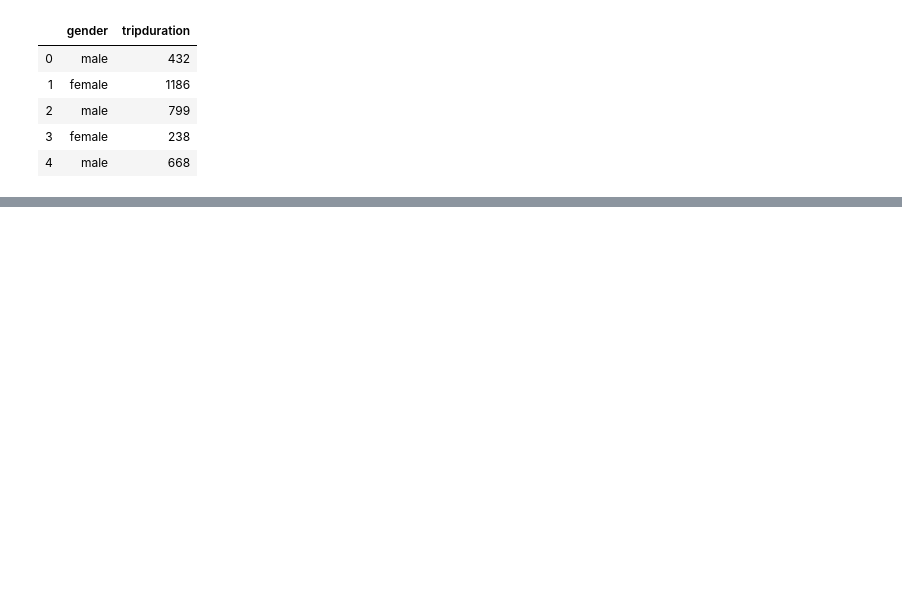
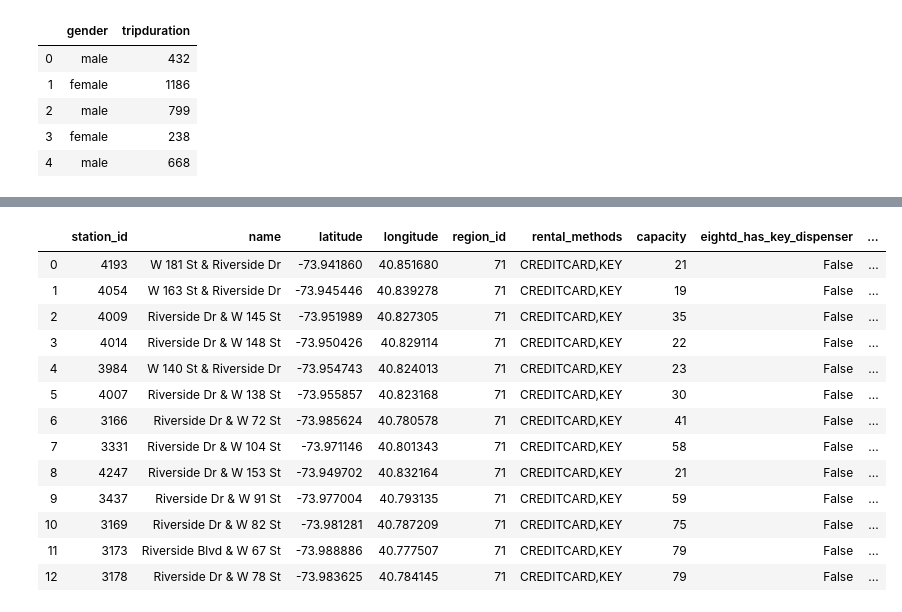
Before and after one commit to jeonprize/SQL, a Jupyter notebook: 1. 쿼리 필수 요소.ipynb, the cells around one changed output, grey strips where cells are left out. Saved outputs shown, nothing was run; the diff lists cells and outputs as text; code cells hidden in the pictures; blank space fills up the shorter version.

```diff
--- a/1. 쿼리 필수 요소.ipynb
+++ b/1. 쿼리 필수 요소.ipynb
@@ -64,0 +131,23 @@ df
+# %%
+query = '''
+SELECT * EXCEPT(short_name,last_reported)
+FROM `bigquery-public-data.new_york_citibike.citibike_stations`
+WHERE name LIKE '%Riverside%'
+'''
+df = pd.read_gbq(query = query, dialect='standard', project_id='project-bigquery-319110', auth_local_webserver=True)
+df
+# %% [output]
+|  | station_id | name | latitude | longitude | region_id | rental_methods | capacity | eightd_has_key_dispenser | ... |
+| 0 | 4193 | W 181 St & Riverside Dr | -73.941860 | 40.851680 | 71 | CREDITCARD,KEY | 21 | False | ... |
+| 1 | 4054 | W 163 St & Riverside Dr | -73.945446 | 40.839278 | 71 | CREDITCARD,KEY | 19 | False | ... |
+| 2 | 4009 | Riverside Dr & W 145 St | -73.951989 | 40.827305 | 71 | CREDITCARD,KEY | 35 | False | ... |
+| 3 | 4014 | Riverside Dr & W 148 St | -73.950426 | 40.829114 | 71 | CREDITCARD,KEY | 22 | False | ... |
+| 4 | 3984 | W 140 St & Riverside Dr | -73.954743 | 40.824013 | 71 | CREDITCARD,KEY | 23 | False | ... |
+| 5 | 4007 | Riverside Dr & W 138 St | -73.955857 | 40.823168 | 71 | CREDITCARD,KEY | 30 | False | ... |
+| 6 | 3166 | Riverside Dr & W 72 St | -73.985624 | 40.780578 | 71 | CREDITCARD,KEY | 41 | False | ... |
+| 7 | 3331 | Riverside Dr & W 104 St | -73.971146 | 40.801343 | 71 | CREDITCARD,KEY | 58 | False | ... |
+| 8 | 4247 | Riverside Dr & W 153 St | -73.949702 | 40.832164 | 71 | CREDITCARD,KEY | 21 | False | ... |
+| 9 | 3437 | Riverside Dr & W 91 St | -73.977004 | 40.793135 | 71 | CREDITCARD,KEY | 59 | False | ... |
+| 10 | 3169 | Riverside Dr & W 82 St | -73.981281 | 40.787209 | 71 | CREDITCARD,KEY | 75 | False | ... |
+| 11 | 3173 | Riverside Blvd & W 67 St | -73.988886 | 40.777507 | 71 | CREDITCARD,KEY | 79 | False | ... |
+| 12 | 3178 | Riverside Dr & W 78 St | -73.983625 | 40.784145 | 71 | CREDITCARD,KEY | 79 | False | ... |
```
Also changed, not shown: parts of 15 cells of this notebook.
